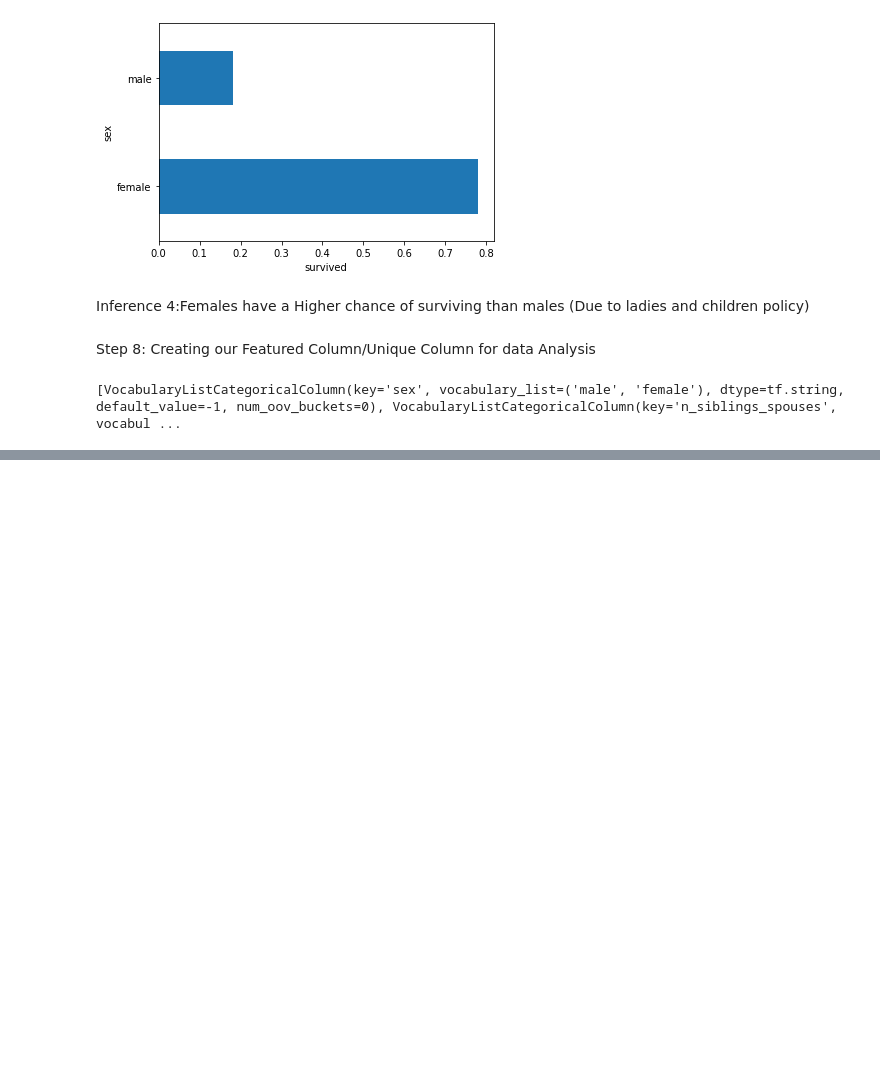
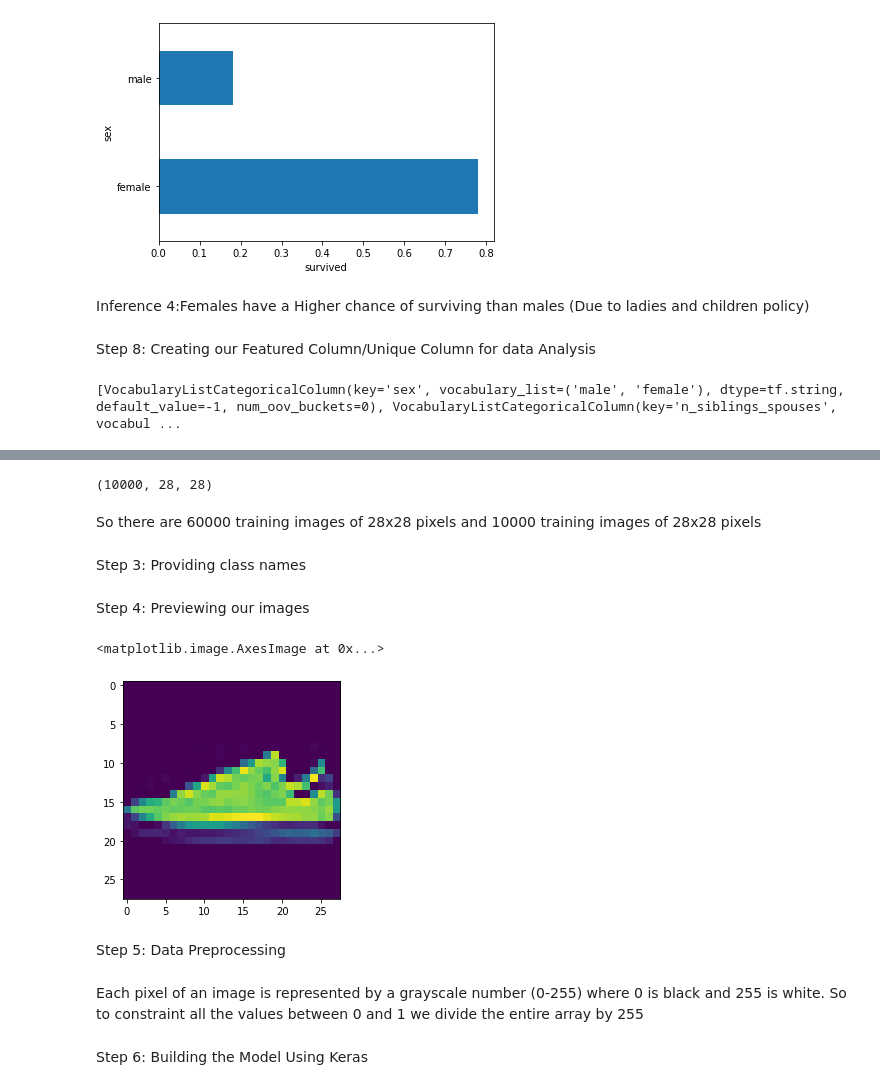
Before and after one commit to koushikpr/Machine-Learning-end-to-end-Implementations, a Jupyter notebook: Machine_Learning_Course.ipynb, the cells around one changed output, grey strips where cells are left out. Saved outputs shown, nothing was run; the diff lists cells and outputs as text; code cells hidden in the pictures; blank space fills up the shorter version.

```diff
--- a/Machine_Learning_Course.ipynb
+++ b/Machine_Learning_Course.ipynb
@@ -282,0 +692,4 @@ print(fc)
+# %%
+fmnist = keras.datasets.fashion_mnist
+#loading the data into testing a training process
+(train,trainlabels),(test,testlabels) = fmnist.load_data()
@@ -282,0 +712,8 @@ print(fc)
+# %%
+test.shape
+# %% [output]
+(10000, 28, 28)
+# %% [markdown]
+So there are 60000 training images of 28x28 pixels and  10000 training images of 28x28 pixels
+# %% [markdown]
+Step 3: Providing class names
@@ -282,0 +722,12 @@ print(fc)
+# %% [markdown]
+Step 4: Previewing our images
+# %%
+plt.figure()
+plt.imshow(train[6])
+# %% [output]
+<matplotlib.image.AxesImage at 0x...>
+[figure, added]
+# %% [markdown]
+Step 5: Data Preprocessing
+# %% [markdown]
+Each pixel of an image is represented by a grayscale number (0-255) where 0 is black and 255 is white. So to constraint all the values between 0 and 1 we divide the entire array by 255
@@ -282,0 +737,2 @@ print(fc)
+# %% [markdown]
+Step 6: Building the Model Using Keras
```
Also changed, not shown: parts of 81 cells of this notebook.
